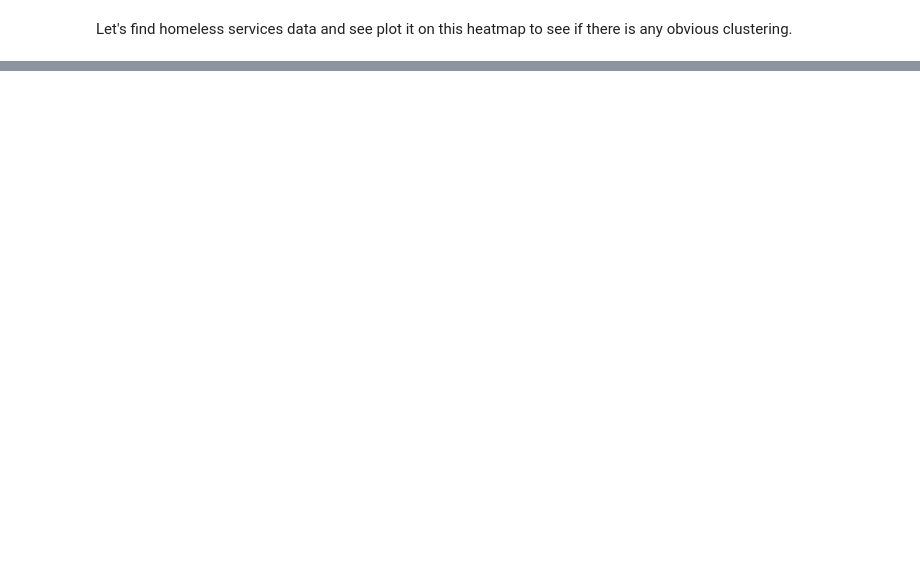
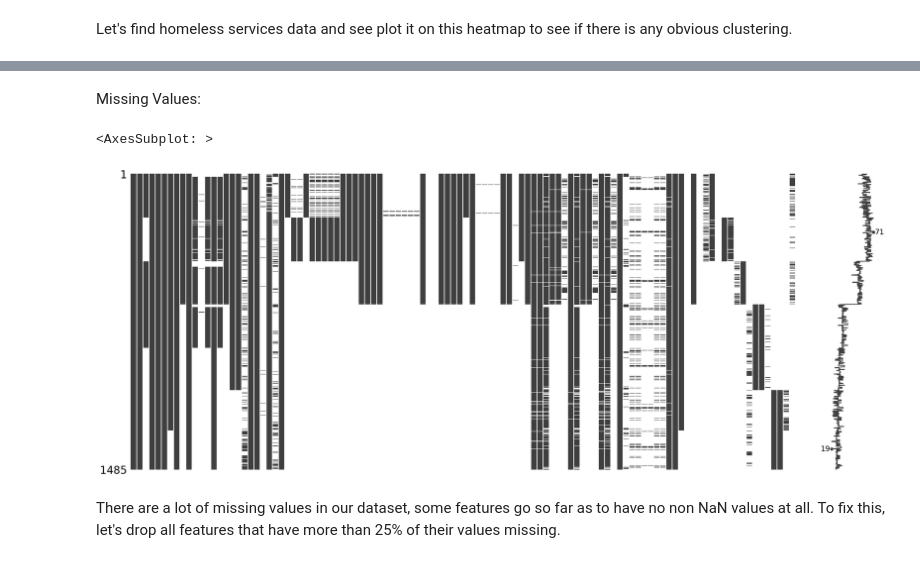
Before and after one commit to tybens/predicting-homelessness, a Jupyter notebook: sandbox.ipynb, the cells around one changed output, grey strips where cells are left out. Drawn from its saved outputs; the diff is of its cells as text; code cells hidden in the pictures; blank space fills up the shorter version.

Commit message:
add data and some EDA for big dataset

```diff
--- a/sandbox.ipynb
+++ b/sandbox.ipynb
@@ -161,0 +174,7 @@ homeless_counts_df.tail()
+# %%
+import metapack as mp
+pkg = mp.open_package('http://library.metatab.org/hudexchange.info-hic-project-1.zip')
+
+# Create Dataframes
+
+hic_df = pkg.resource('hic').dataframe()
@@ -161,0 +203,5 @@ homeless_counts_df.tail()
+# %%
+san_diego_coc = "San Diego City and County CoC"
+
+sd_hic_df = hic_df.loc[hic_df['coc'] == san_diego_coc]
+sd_hic_df.shape
@@ -161,0 +243,11 @@ homeless_counts_df.tail()
+# %% [markdown]
+Missing Values:
+# %%
+import missingno as msno
+
+msno.matrix(sd_hic_df)
+# %% [output]
+<AxesSubplot: >
+[figure, added]
+# %% [markdown]
+There are a lot of missing values in our dataset, some features go so far as to have no non NaN values at all. To fix this, let's drop all features that have more than 25% of their values missing.
```
Also changed, not shown: parts of 22 cells of this notebook, 5 other files.
